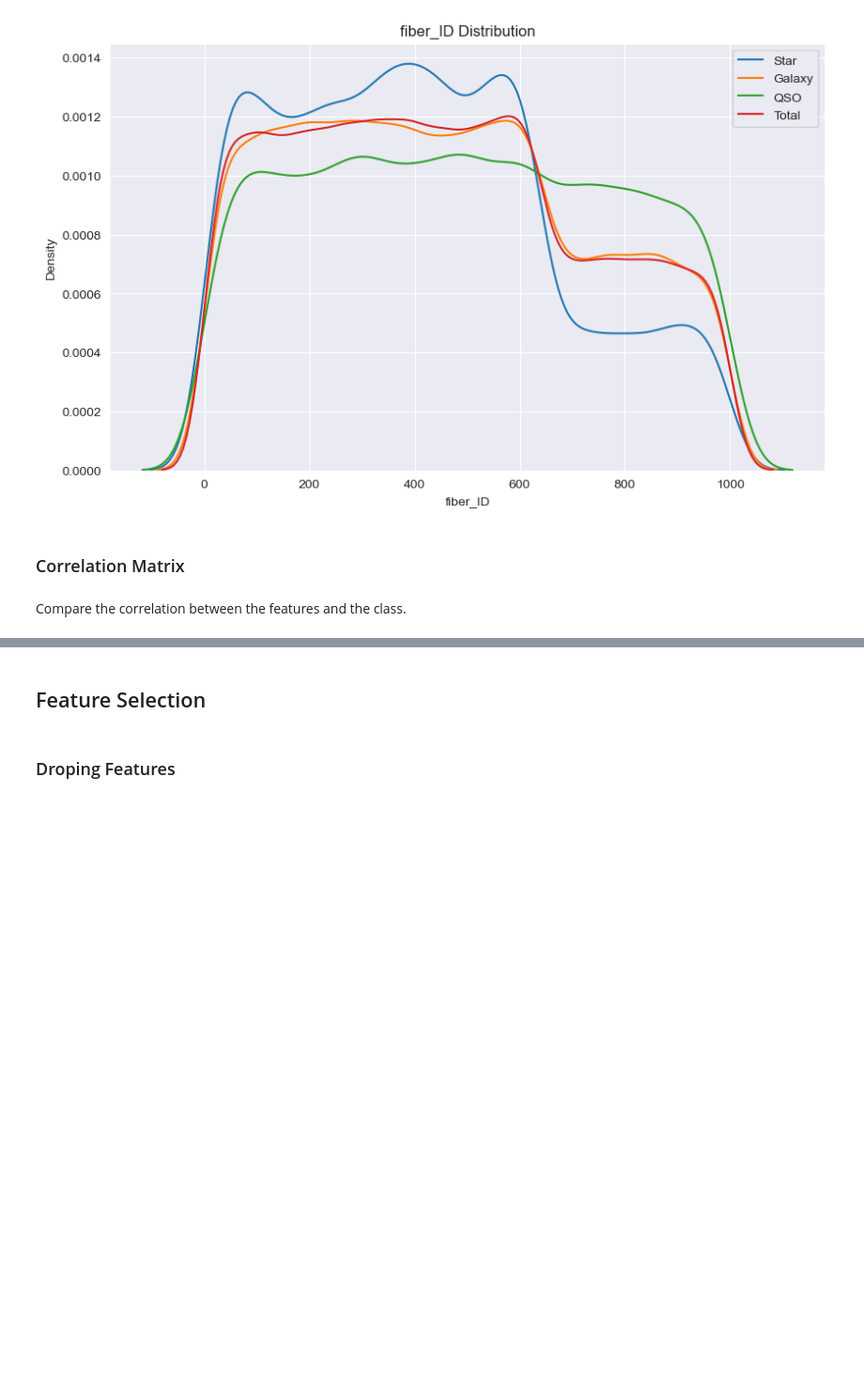
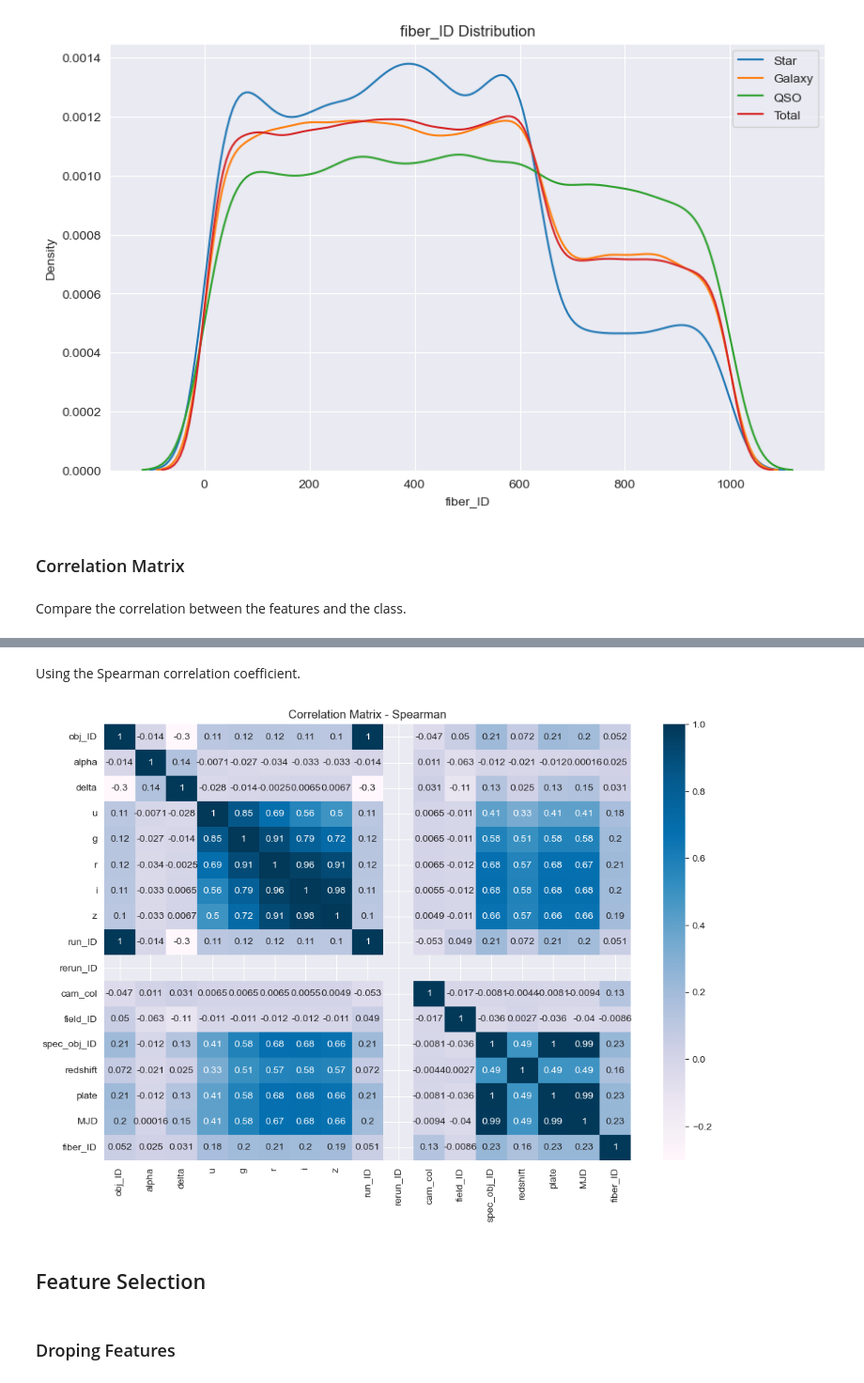
Before and after one commit to aSTRonuun/MachineLearning-2023-Vitor-Alves, a Jupyter notebook: 02-Stelar-Classification-Project/Stelar-Classification-Project.ipynb, the cells around one changed output, grey strips where cells are left out. Shown at 94% size. Cells and saved outputs as stored; diff of their text form; code cells hidden in the pictures; blank space fills up the shorter version.

```diff
--- a/02-Stelar-Classification-Project/Stelar-Classification-Project.ipynb
+++ b/02-Stelar-Classification-Project/Stelar-Classification-Project.ipynb
@@ -247,3 +250,12 @@ plt.show()
+# %% [markdown]
+Using the Spearman correlation coefficient.
+# %%
+plt.figure(figsize=(12, 8))
+sns.heatmap(df.corr('spearman', numeric_only=True), annot=True, cmap='PuBu')
+plt.title('Correlation Matrix - Spearman')
+plt.show()
+# %% [output]
+[figure, added]
 # %% [markdown]
 ## Feature Selection
 # %% [markdown]
```
Also changed, not shown: parts of 18 cells of this notebook.
